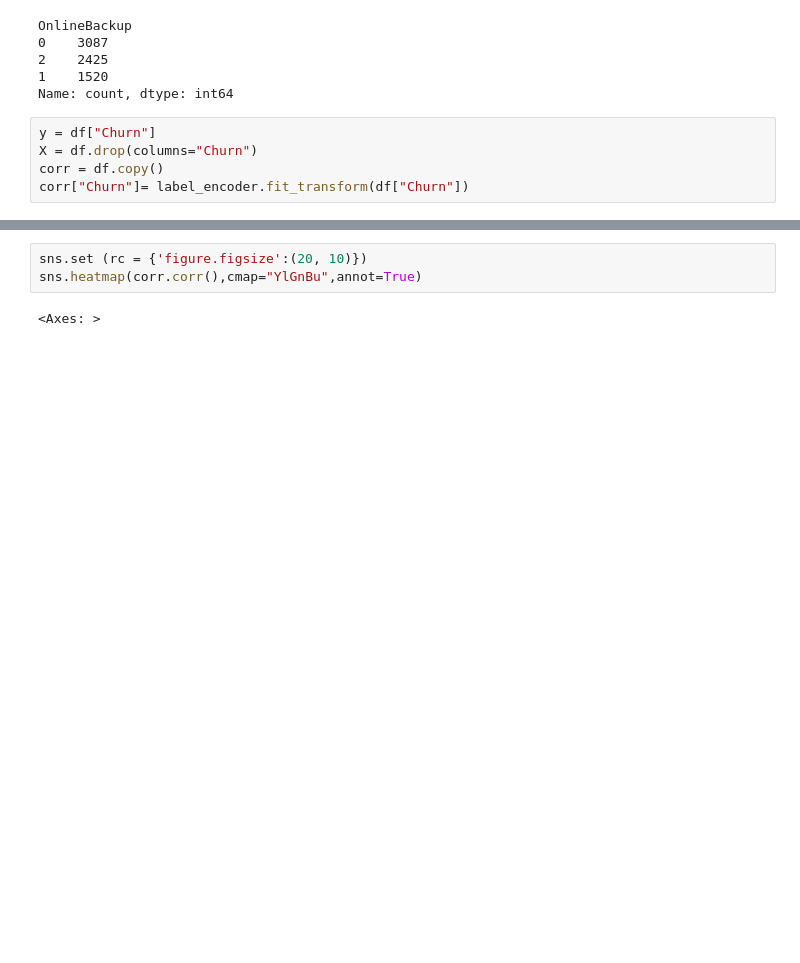
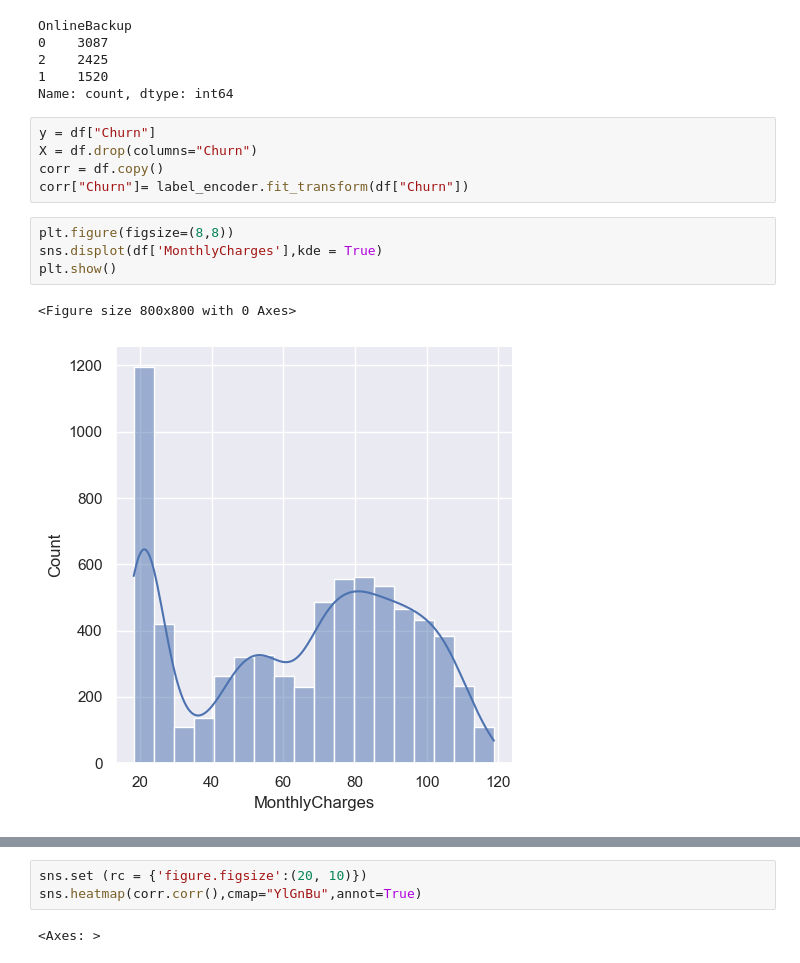
Before and after one commit to Sami-Ansari/Churn-Prediction, a Jupyter notebook: main.ipynb, the cells around one changed output, grey strips where cells are left out. Saved outputs shown, nothing was run; the diff lists cells and outputs as text; blank space fills up the shorter version.

```diff
--- a/main.ipynb
+++ b/main.ipynb
@@ -253,3 +287,10 @@ y = df["Churn"]
 X = df.drop(columns="Churn")
 corr = df.copy()
 corr["Churn"]= label_encoder.fit_transform(df["Churn"])
+# %%
+plt.figure(figsize=(8,8))
+sns.displot(df['MonthlyCharges'],kde = True)
+plt.show()
+# %% [output]
+<Figure size 800x800 with 0 Axes>
+[figure, added]
```
Also changed, not shown: parts of 27 cells of this notebook.
